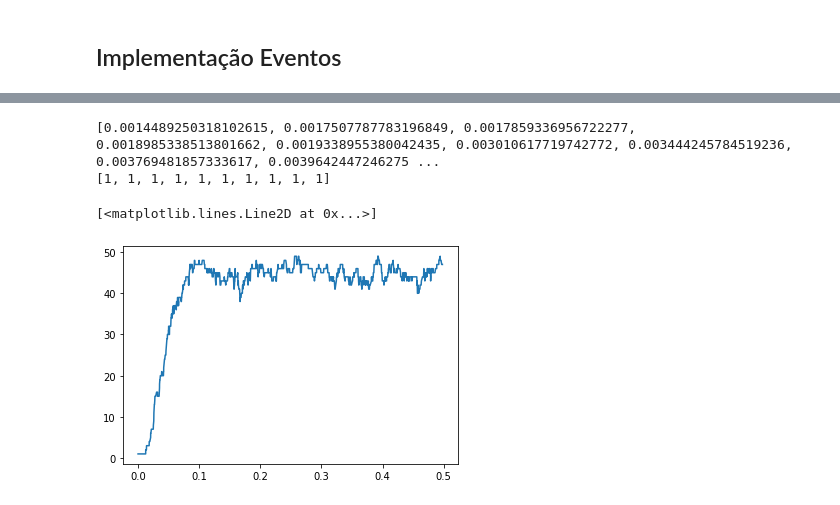
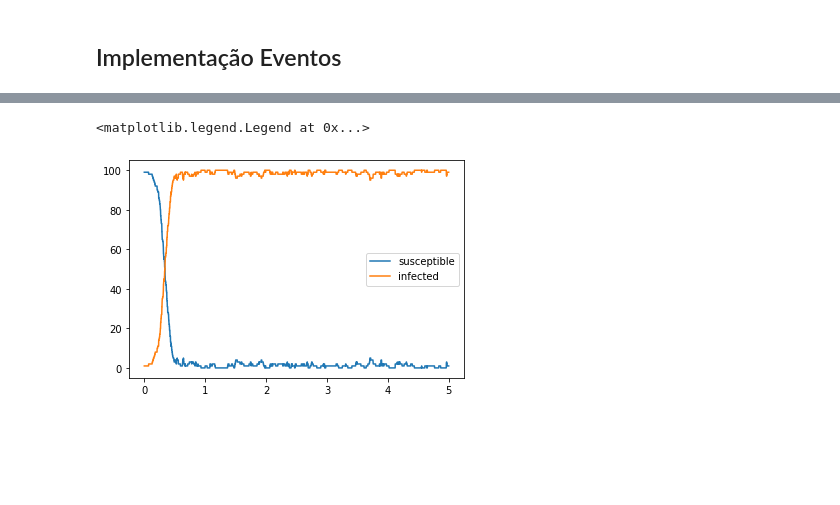
Before and after one commit to andrecsq/fake-news-epidemiology-model, a Jupyter notebook: Trabalho_AD_Simulacao.ipynb, the cells around one changed output, grey strips where cells are left out. Drawn from its saved outputs; the diff is of its cells as text; code cells hidden in the pictures; blank space fills up the shorter version.

```diff
--- a/Trabalho_AD_Simulacao.ipynb
+++ b/Trabalho_AD_Simulacao.ipynb
@@ -134,24 +135,43 @@ def handle_encounter(beta, gamma, e, is_infected, q, null_encounters):
 # %%
 events = []
 
+def print_state_string(infected_array):
+  is_infected_formatted = "".join([str(int(i)) for i in infected_array])
+  print(is_infected_formatted)
+
 def simulate_epidemic(beta, gamma, total_population, initial_infected, max_time):
   is_infected = initialize_population_state(total_population, initial_infected)
+  if DEBUG:
+    print_state_string(is_infected)
   q = initialize_queue(beta, total_population, initial_infected)
   times = []
   amount_infected = []
 
 
-  null_encounters = 0
+  null_infections = 0
   while not q.empty():
     e = q.get()
 
     if e.time > max_time:
       return times, amount_infected
-      break
-    if e.event_type == 'encounter':
-      null_encounters = handle_encounter(beta, gamma, e, is_infected, q, null_encounters)
-    elif e.event_type == 'cure':
+    if e.event_type == 'cure':
       handle_cure(e, is_infected)
+      if DEBUG:
+        print_state_string(is_infected)
+    elif e.event_type == 'infection' and is_infected[e.x] and not is_infected[e.y]:
+      if DEBUG:
+        print(f"{null_infections} events without infection")
+      null_infections = 0
+      apply_infection(gamma, e, is_infected, q)
+      generate_new_infection(beta, e, q)
+      if DEBUG:
+        print_state_string(is_infected)
+    elif e.event_type == 'infection' and not is_infected[e.x] or is_infected[e.y]:
+      null_infections += 1
+      generate_new_infection(beta, e, q)
+
+    # if DEBUG:
+    #   print(q.qsize())
 
     times.append(e.time)
     amount_infected.append(sum(is_infected))
@@ -203,4 +178,11 @@ DEBUG = True
 # %%
+beta = 1/2 # beta = 2
+gamma = 0.5
+
+total_population = 100
+initial_infected = 1
+DEBUG = False
+
 times, amount_infected = simulate_epidemic(beta,
                                           gamma,
                                           total_population,
@@ -227,6 +190,0 @@ t:0.496801 - 30 is cured
-# %%
-print(times[:10])
-print(amount_infected[:10])
-# %% [output]
-[0.0014489250318102615, 0.0017507787783196849, 0.0017859336956722277, 0.0018985338513801662, 0.0019338955380042435, 0.003010617719742772, 0.003444245784519236, 0.003769481857333617, 0.0039642447246275 ...
-[1, 1, 1, 1, 1, 1, 1, 1, 1, 1]
@@ -235,8 +191,12 @@ print()
-# %%
-plt.plot(times, amount_infected)
-# %% [output]
-[<matplotlib.lines.Line2D at 0x...>]
-[figure, removed]
+# %%
+amount_susceptible = total_population - np.array(amount_infected)
+new_times = np.array(times) * 10
+plt.plot(new_times, amount_susceptible, label='susceptible')
+plt.plot(new_times, amount_infected, label='infected')
+plt.legend()
+# %% [output]
+<matplotlib.legend.Legend at 0x...>
+[figure, added]
 # %%
 # for i in range(len(times)):
 #   print(f"{times[i]}:{amount_infected[i]}")
```
Also changed, not shown: parts of 11 cells of this notebook.
